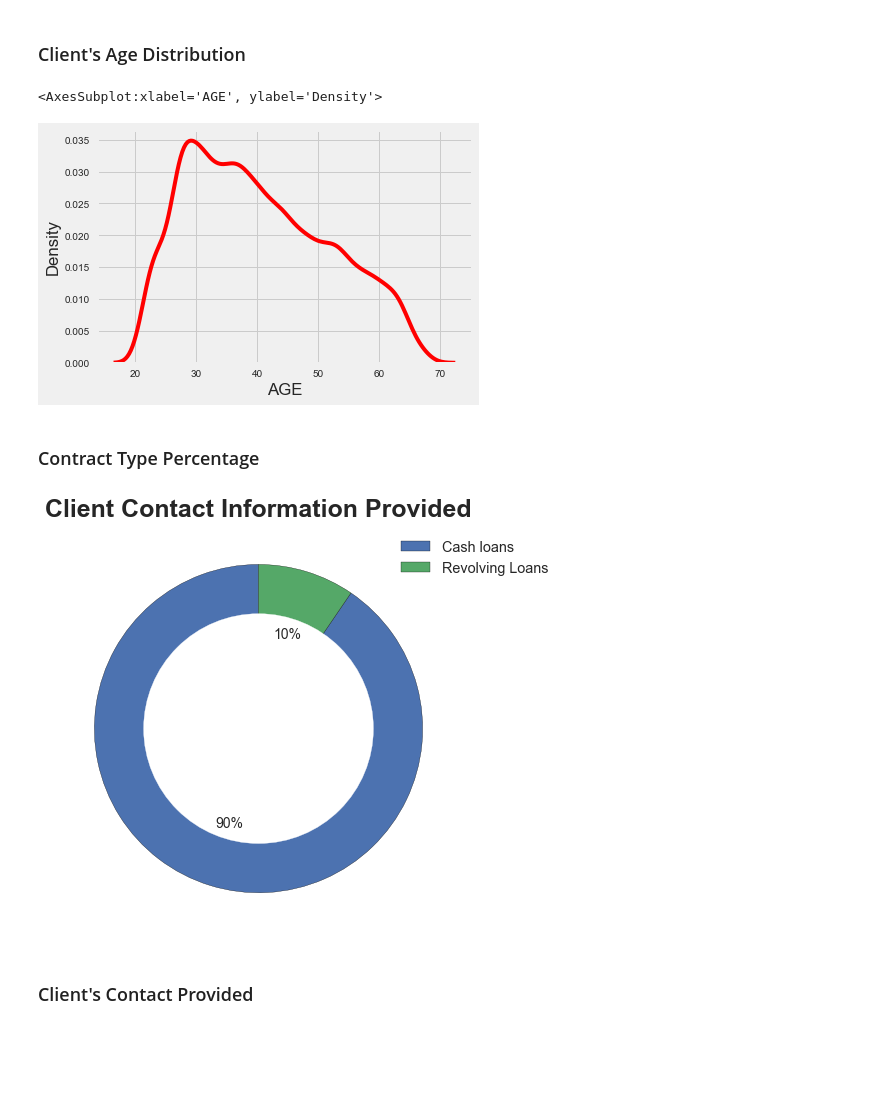
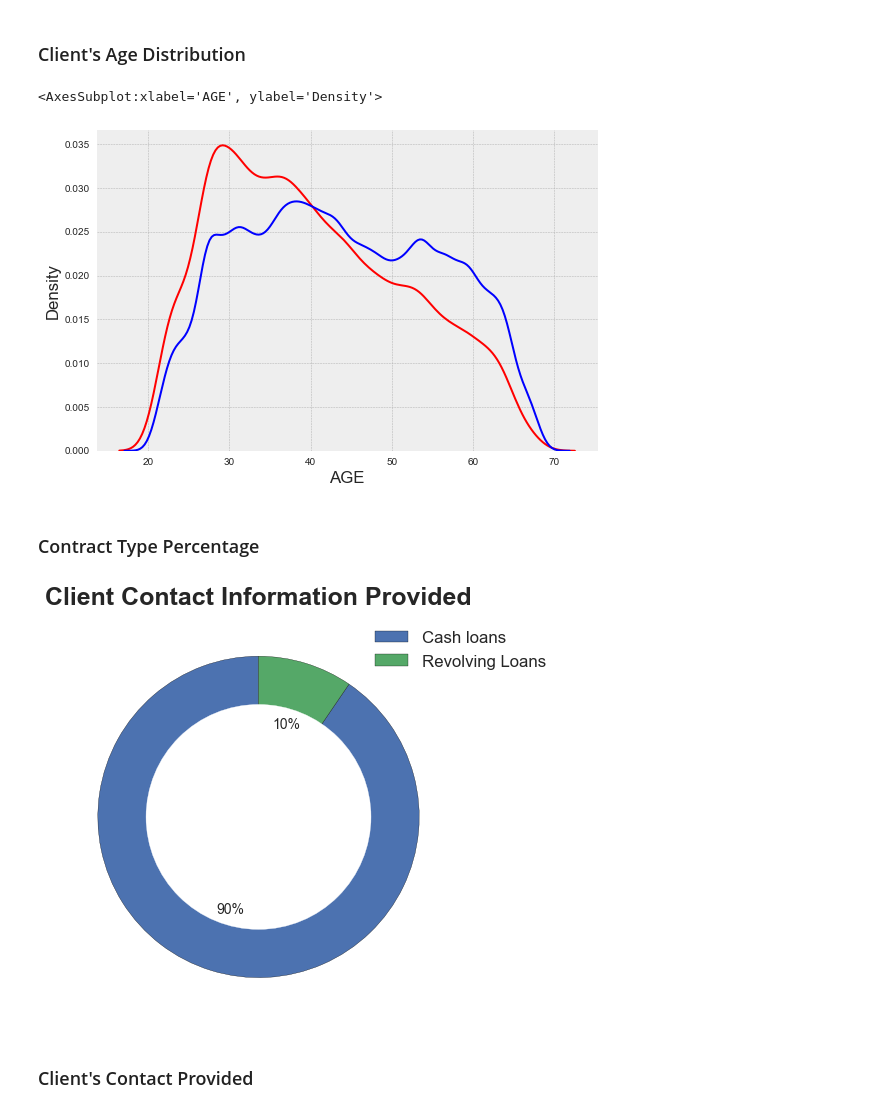
Before and after one commit to alfredomarciano98/credit-risk-analysis, a Jupyter notebook: credit-risk-analysis.ipynb, the cells around one changed output. Saved outputs shown, nothing was run; the diff lists cells and outputs as text; code cells hidden in the pictures; blank space fills up the shorter version.

```diff
--- a/credit-risk-analysis.ipynb
+++ b/credit-risk-analysis.ipynb
@@ -266,13 +260,14 @@ plt.show()
 # %%
 #For more intuitive sight, lets translate DAYS_BIRTH to AGE
 train_data['AGE'] = train_data['DAYS_BIRTH'].apply(lambda x: math.floor(x/-365))
 
 #Plotting distribution of Age who Defaulted
-plt.style.use('fivethirtyeight')
+plt.style.use('bmh')
 sns.kdeplot(train_data[train_data['TARGET'] == 1]['AGE'],color='red')
+sns.kdeplot(train_data[train_data['TARGET'] == 0]['AGE'],color='blue')
 # %% [output]
 <AxesSubplot:xlabel='AGE', ylabel='Density'>
-[figure, old version]
+[figure, new version]
 # %% [markdown]
 ### Contract Type Percentage
 # %%
@@ -290,14 +285,14 @@ plt.gcf().gca().add_artist(my_circle)
 
 fig.set_figheight(8)
 fig.set_figwidth(6)
-fig.legend(labels=labels, fontsize='x-large',loc='upper right',bbox_to_anchor=(0.5, 0.35, 0.7, 0.5))
+fig.legend(labels=labels, fontsize='large',loc='upper right',bbox_to_anchor=(0.5, 0.35, 0.7, 0.5))
 fig.tight_layout()
 fig.suptitle('Client Contact Information Provided', fontsize=25, y=0.9, fontweight='bold', x=0.5)
 
 fig.savefig('Opinions_ctq')
 plt.show()
 # %% [output]
-[figure, old version]
+[figure, new version]
 # %% [markdown]
 ### Client's Contact Provided
 # %%
```
Also changed, not shown: parts of 21 cells of this notebook.
